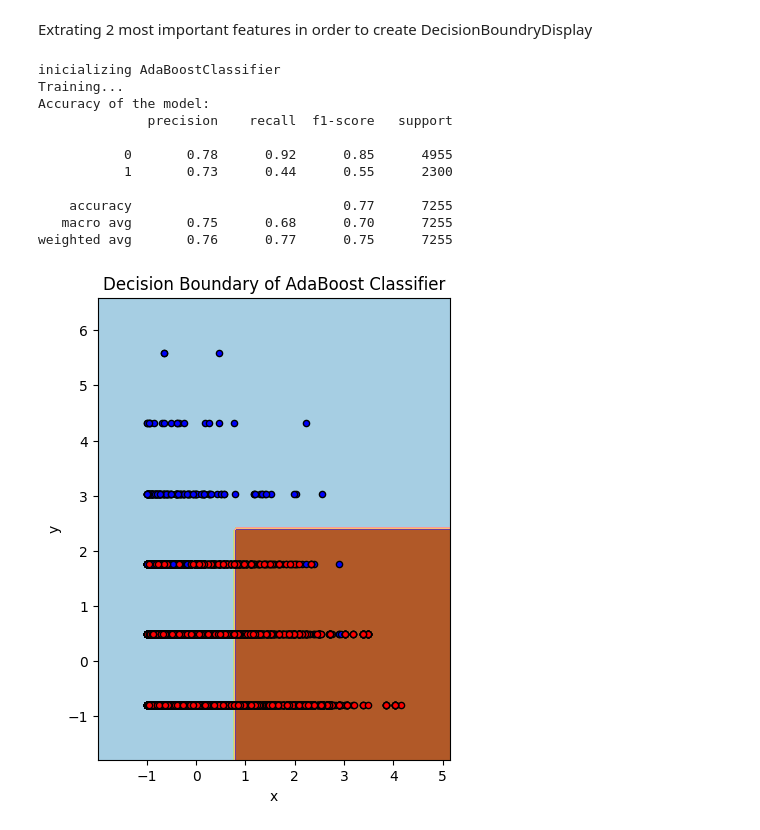
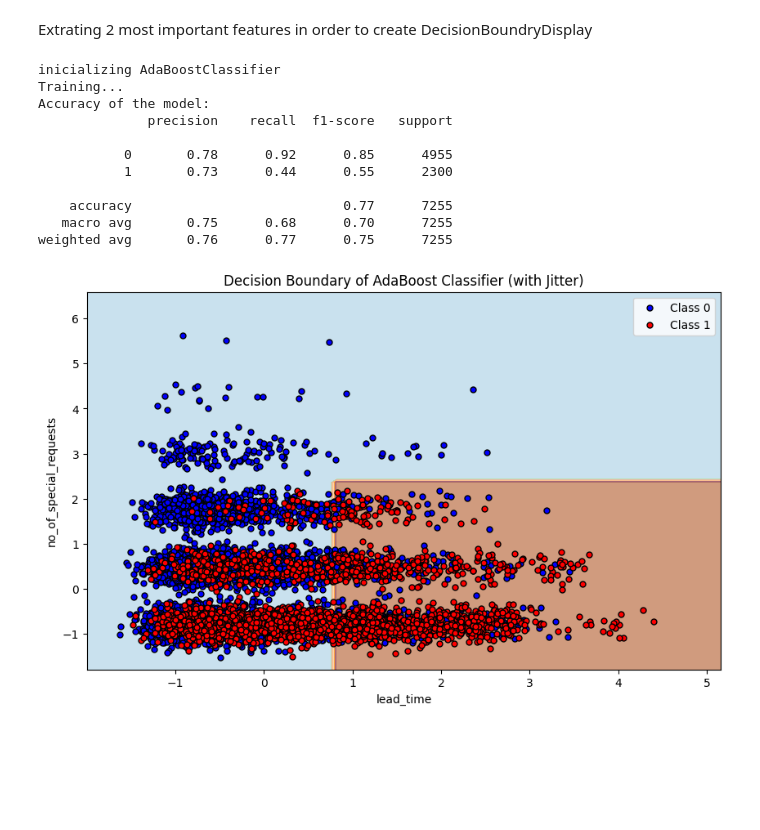
Before and after one commit to KsaweryKomasara/Projekt_KNDS, a Jupyter notebook: Nootebooks/main.ipynb, the cells around one changed output. Saved outputs shown, nothing was run; the diff lists cells and outputs as text; code cells hidden in the pictures; blank space fills up the shorter version.

Commit message:
Updating adaBoost and RandomForest
Fixing some fuctions in adaBoost and RandomForest

```diff
--- a/Nootebooks/main.ipynb
+++ b/Nootebooks/main.ipynb
@@ -325,20 +324,20 @@ Extrating 2 most important features in order to create DecisionBoundryDisplay
 # %%
 top_features = ["lead_time", "no_of_special_requests"]
 X_train_top = X_train_processed[top_features]
 X_test_top = X_test_processed[top_features]
 ad_top = adaBoost.adaBoostTraining(X_train_top,y_train_processed)
-adaBoost.modelBenchmark(ad_top,X_test_top,y_test_processed)
-adaBoost.DecisionBoundryDisplay(ad_top,X_test_top,y_test_processed)
+modelDescription.modelBenchmark(ad_top,X_test_top,y_test_processed)
+modelDescription.DecisionBoundryWithJitter(ad_top,X_test_top,y_test_processed,jitter_amount=0.2)
 # %% [output]
 inicializing AdaBoostClassifier
 Training...
 Accuracy of the model:
               precision    recall  f1-score   support
 
            0       0.78      0.92      0.85      4955
            1       0.73      0.44      0.55      2300
 
     accuracy                           0.77      7255
    macro avg       0.75      0.68      0.70      7255
 weighted avg       0.76      0.77      0.75      7255
-[figure, old version]
+[figure, new version]
```
Also changed, not shown: parts of 5 cells of this notebook, 3 other files.
